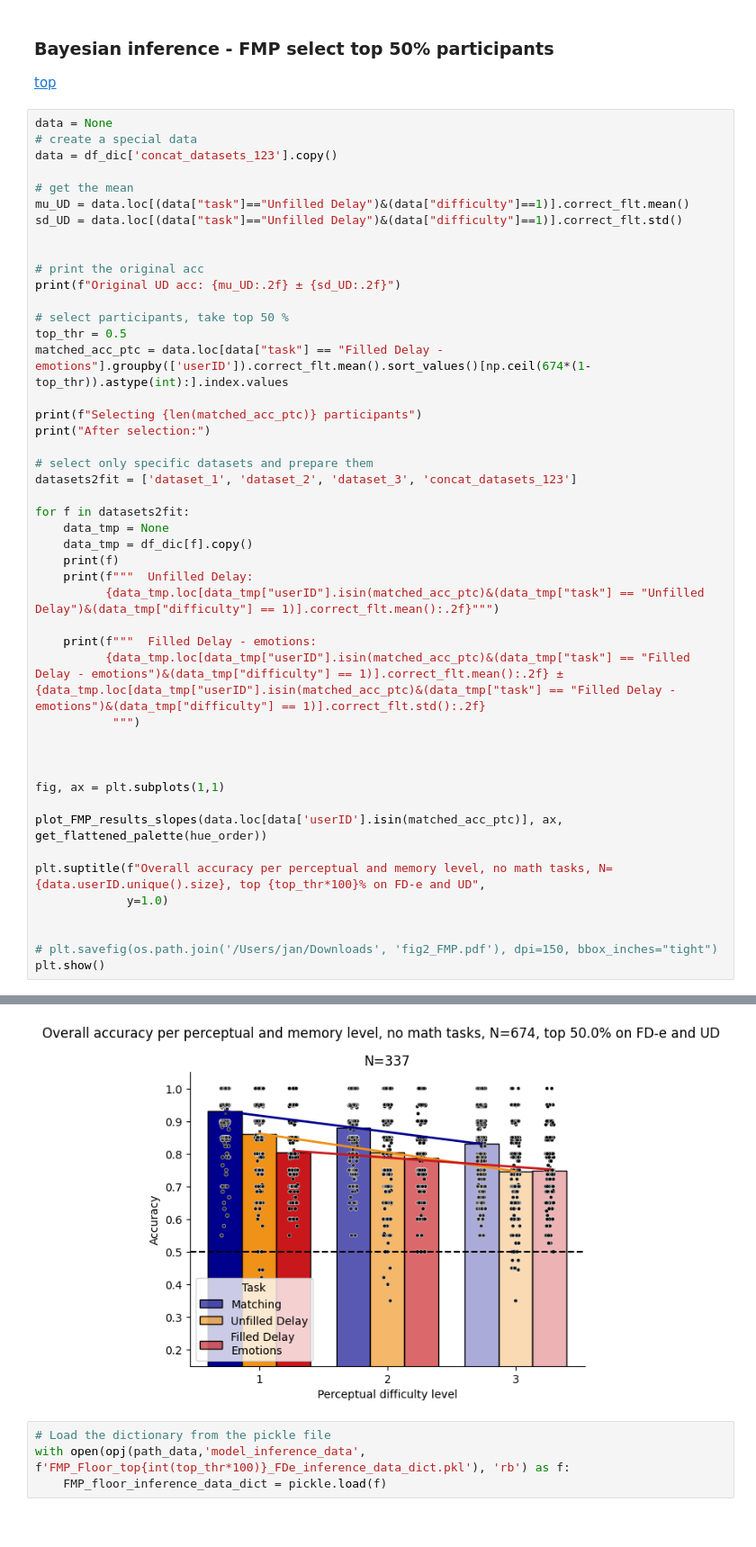
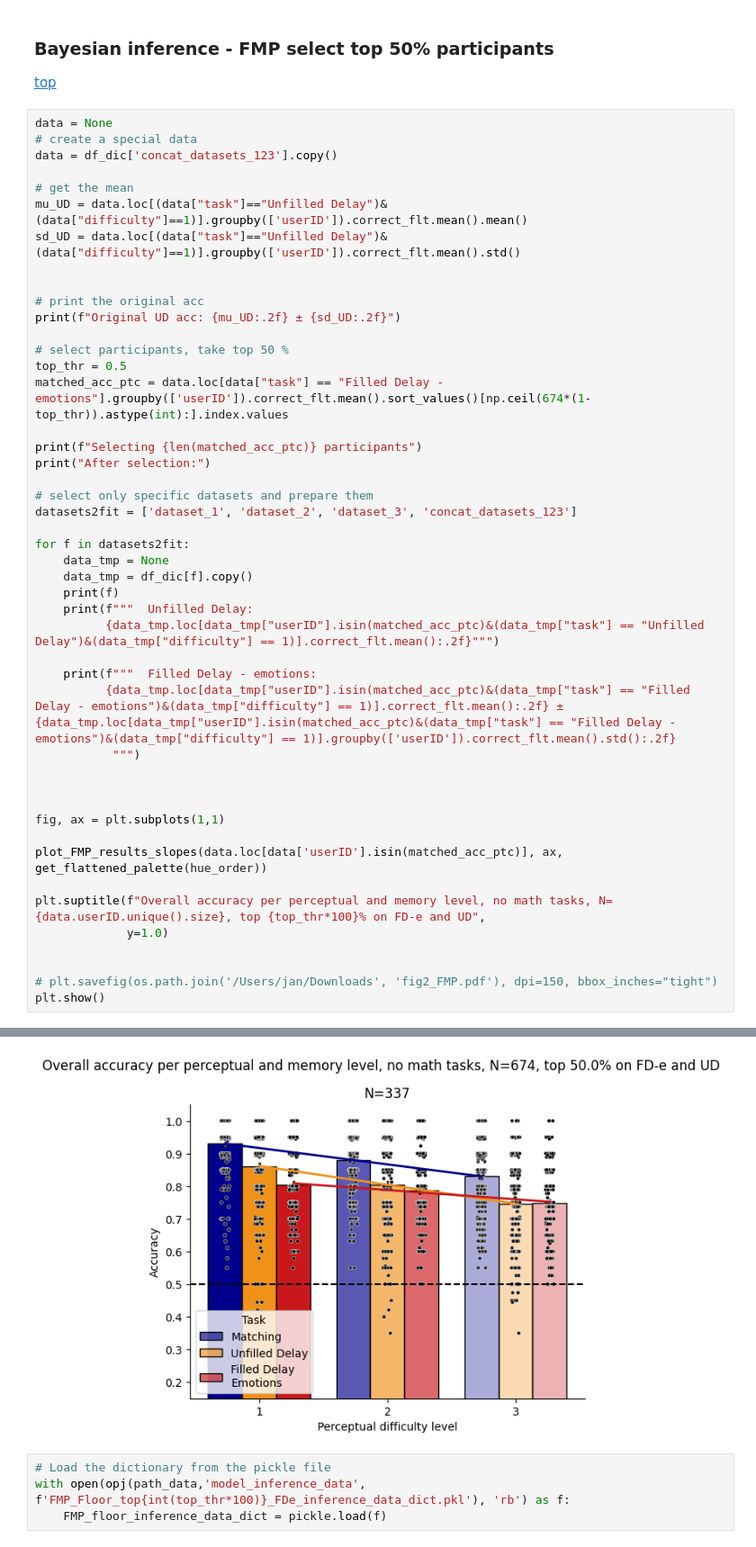
Before and after one commit to jankaWIS/FMP_paper, a Jupyter notebook: Figures/SI_Figures_FMP_paper_2024.ipynb, the cells around one changed output, grey strips where cells are left out. Shown at 90% size. Drawn from its saved outputs; the diff is of its cells as text.

```diff
--- a/Figures/SI_Figures_FMP_paper_2024.ipynb
+++ b/Figures/SI_Figures_FMP_paper_2024.ipynb
@@ -813,8 +813,8 @@ data = None
 data = df_dic['concat_datasets_123'].copy()
 
 # get the mean
-mu_UD = data.loc[(data["task"]=="Unfilled Delay")&(data["difficulty"]==1)].correct_flt.mean()
-sd_UD = data.loc[(data["task"]=="Unfilled Delay")&(data["difficulty"]==1)].correct_flt.std()
+mu_UD = data.loc[(data["task"]=="Unfilled Delay")&(data["difficulty"]==1)].groupby(['userID']).correct_flt.mean().mean()
+sd_UD = data.loc[(data["task"]=="Unfilled Delay")&(data["difficulty"]==1)].groupby(['userID']).correct_flt.mean().std()
 
 
 # print the original acc
@@ -838,7 +838,7 @@ for f in datasets2fit:
           {data_tmp.loc[data_tmp["userID"].isin(matched_acc_ptc)&(data_tmp["task"] == "Unfilled Delay")&(data_tmp["difficulty"] == 1)].correct_flt.mean():.2f}""")
 
     print(f"""  Filled Delay - emotions:
-          {data_tmp.loc[data_tmp["userID"].isin(matched_acc_ptc)&(data_tmp["task"] == "Filled Delay - emotions")&(data_tmp["difficulty"] == 1)].correct_flt.mean():.2f} ± {data_tmp.loc[data_tmp["userID"].isin(matched_acc_ptc)&(data_tmp["task"] == "Filled Delay - emotions")&(data_tmp["difficulty"] == 1)].correct_flt.std():.2f}
+          {data_tmp.loc[data_tmp["userID"].isin(matched_acc_ptc)&(data_tmp["task"] == "Filled Delay - emotions")&(data_tmp["difficulty"] == 1)].correct_flt.mean():.2f} ± {data_tmp.loc[data_tmp["userID"].isin(matched_acc_ptc)&(data_tmp["task"] == "Filled Delay - emotions")&(data_tmp["difficulty"] == 1)].groupby(['userID']).correct_flt.mean().std():.2f}
            """)
 
 
@@ -874,7 +874,7 @@ dataset_2
 Setting a gradient palette using color= is deprecated and will be removed in v0.14.0. Set `palette='dark:k'` for the same effect.
 
   stripplot = sns.stripplot(x='difficulty', y='correct_flt',
-[figure, old version]
+[figure, new version]
 # %%
 # Load the dictionary from the pickle file
 with open(opj(path_data,'model_inference_data', f'FMP_Floor_top{int(top_thr*100)}_FDe_inference_data_dict.pkl'), 'rb') as f:
```
Also changed, not shown: parts of 1 cell of this notebook, 1 other file.
